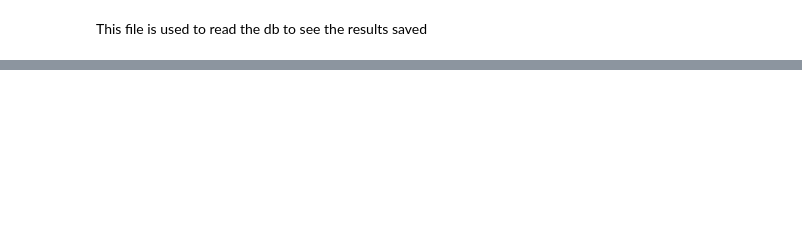
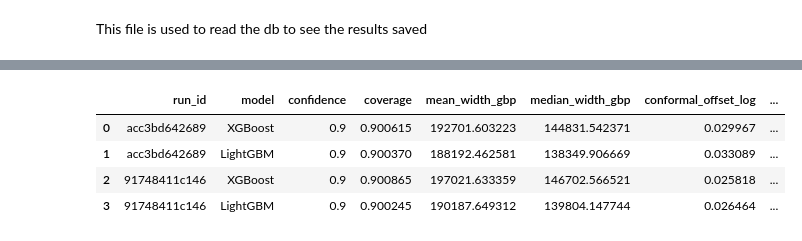
Before and after one commit to asiask97/msc-house-price-prediction, a Jupyter notebook: sqlite.ipynb, the cells around one changed output, grey strips where cells are left out. Drawn from its saved outputs; the diff is of its cells as text; code cells hidden in the pictures; blank space fills up the shorter version.

```diff
--- a/sqlite.ipynb
+++ b/sqlite.ipynb
@@ -87,0 +26,14 @@ study.trials_dataframe()   # number, value (CV MAPE), state, and every param col
+# %%
+import sqlite3, pandas as pd
+con_2 = sqlite3.connect("Outputs/interval_experiments.db")
+
+
+pd.read_sql_query(
+    "SELECT * "
+    "FROM results", con_2)
+# %% [output]
+|  | run_id | model | confidence | coverage | mean_width_gbp | median_width_gbp | conformal_offset_log | ... |
+| 0 | acc3bd642689 | XGBoost | 0.9 | 0.900615 | 192701.603223 | 144831.542371 | 0.029967 | ... |
+| 1 | acc3bd642689 | LightGBM | 0.9 | 0.900370 | 188192.462581 | 138349.906669 | 0.033089 | ... |
+| 2 | 91748411c146 | XGBoost | 0.9 | 0.900865 | 197021.633359 | 146702.566521 | 0.025818 | ... |
+| 3 | 91748411c146 | LightGBM | 0.9 | 0.900245 | 190187.649312 | 139804.147744 | 0.026464 | ... |
```
Also changed, not shown: parts of 4 cells of this notebook, 7 other files.
